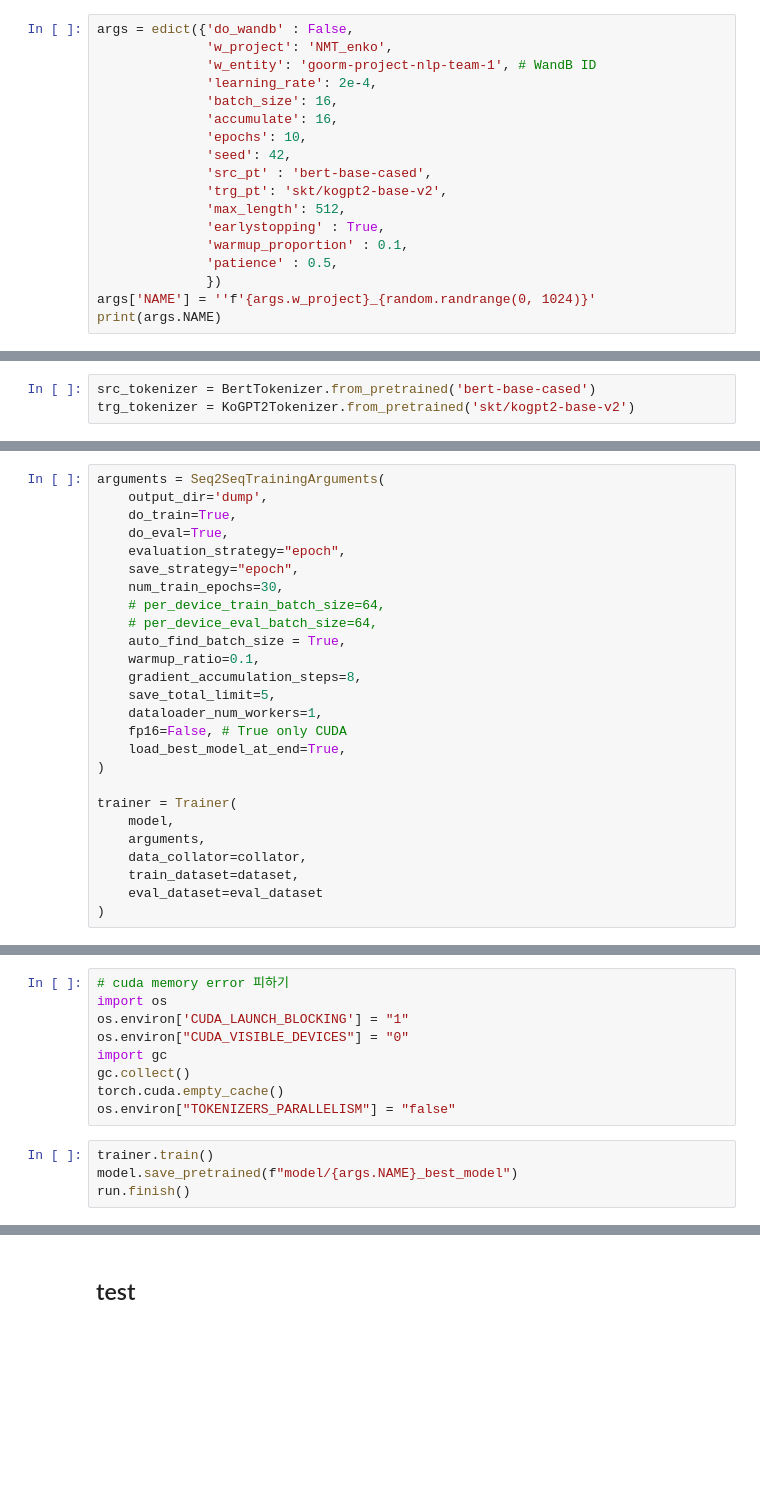
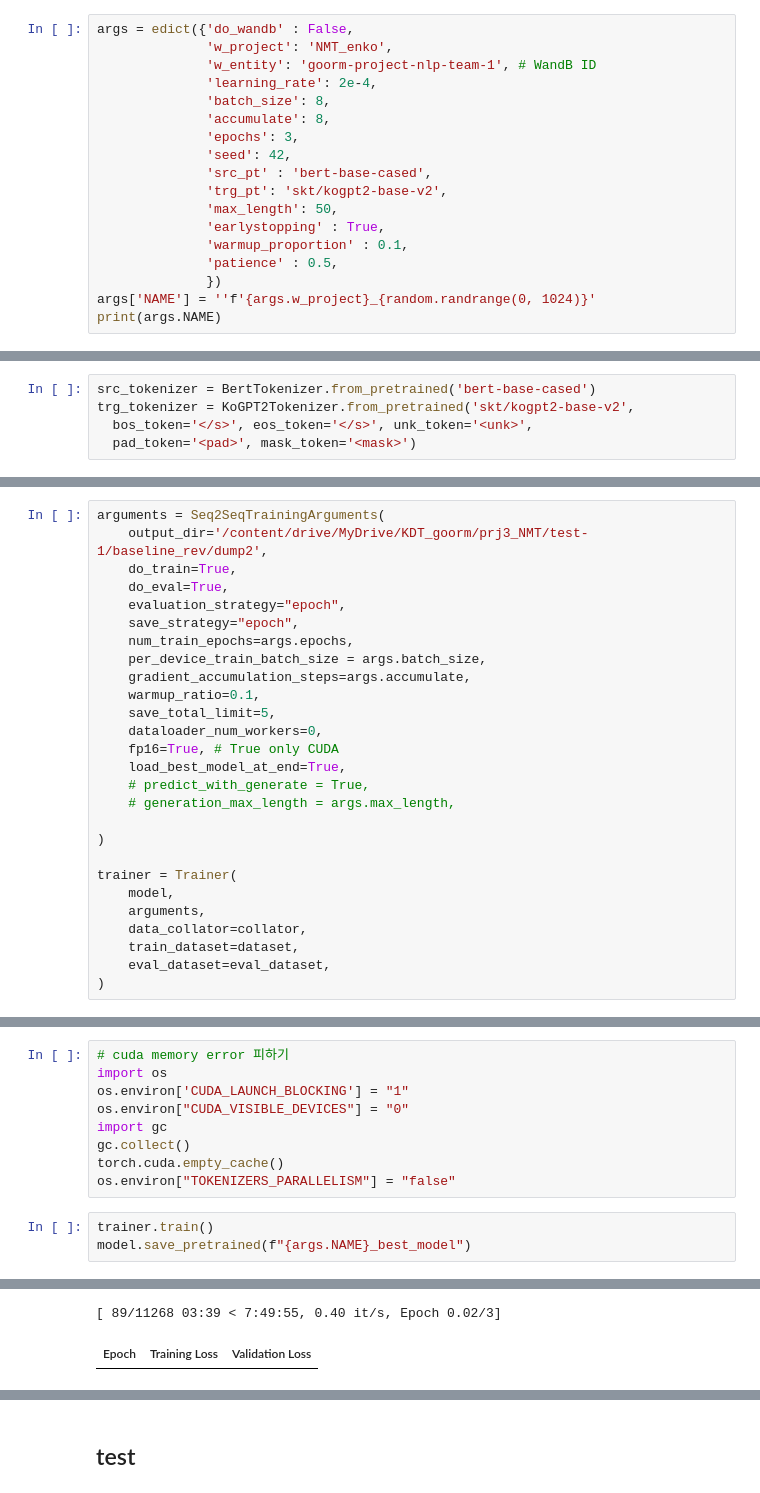
Before and after one commit to gus8054/NLP_Project_3, a Jupyter notebook: train.ipynb, the cells around one changed output, grey strips where cells are left out. Drawn from its saved outputs; the diff is of its cells as text; blank space fills up the shorter version.

```diff
--- a/train.ipynb
+++ b/train.ipynb
@@ -61,13 +64,13 @@ args = edict({'do_wandb' : False,
               'w_project': 'NMT_enko',
               'w_entity': 'goorm-project-nlp-team-1', # WandB ID
               'learning_rate': 2e-4,
-              'batch_size': 16,
-              'accumulate': 16,
-              'epochs': 10,
+              'batch_size': 8,
+              'accumulate': 8,
+              'epochs': 3,
               'seed': 42,
               'src_pt' : 'bert-base-cased',
               'trg_pt': 'skt/kogpt2-base-v2',
-              'max_length': 512,
+              'max_length': 50,
               'earlystopping' : True,
               'warmup_proportion' : 0.1,
               'patience' : 0.5,
@@ -117,5 +120,7 @@ class KoGPT2Tokenizer(PreTrainedTokenizerFast):
         return token_ids + [self.eos_token_id]
 # %%
 src_tokenizer = BertTokenizer.from_pretrained('bert-base-cased')
-trg_tokenizer = KoGPT2Tokenizer.from_pretrained('skt/kogpt2-base-v2')
+trg_tokenizer = KoGPT2Tokenizer.from_pretrained('skt/kogpt2-base-v2',
+  bos_token='</s>', eos_token='</s>', unk_token='<unk>',
+  pad_token='<pad>', mask_token='<mask>')
 # %% [output]
@@ -144,21 +174,22 @@ You should probably TRAIN this model on a down-stream task to be able to use it
 collator = DataCollatorForSeq2Seq(src_tokenizer, model)
 # %%
 arguments = Seq2SeqTrainingArguments(
-    output_dir='dump',
+    output_dir='/content/drive/MyDrive/KDT_goorm/prj3_NMT/test-1/baseline_rev/dump2',
     do_train=True,
     do_eval=True,
     evaluation_strategy="epoch",
     save_strategy="epoch",
-    num_train_epochs=30,
-    # per_device_train_batch_size=64,
-    # per_device_eval_batch_size=64,
-    auto_find_batch_size = True,
+    num_train_epochs=args.epochs,
+    per_device_train_batch_size = args.batch_size,
+    gradient_accumulation_steps=args.accumulate,
     warmup_ratio=0.1,
-    gradient_accumulation_steps=8,
     save_total_limit=5,
-    dataloader_num_workers=1,
-    fp16=False, # True only CUDA
+    dataloader_num_workers=0,
+    fp16=True, # True only CUDA
     load_best_model_at_end=True,
+    # predict_with_generate = True,
+    # generation_max_length = args.max_length,
+
 )
 
 trainer = Trainer(
@@ -166,5 +197,5 @@ trainer = Trainer(
     arguments,
     data_collator=collator,
     train_dataset=dataset,
-    eval_dataset=eval_dataset
+    eval_dataset=eval_dataset,
 )
@@ -191,6 +217,5 @@ torch.cuda.empty_cache()
 os.environ["TOKENIZERS_PARALLELISM"] = "false"
 # %%
 trainer.train()
-model.save_pretrained(f"model/{args.NAME}_best_model")
-run.finish()
+model.save_pretrained(f"{args.NAME}_best_model")
 # %% [output]
@@ -199,0 +229,2 @@ find_executable_batch_size requires the accelerate library but it was not found
+[ 89/11268 03:39 < 7:49:55, 0.40 it/s, Epoch 0.02/3]
+| Epoch | Training Loss | Validation Loss |
```
Also changed, not shown: parts of 13 cells of this notebook.
